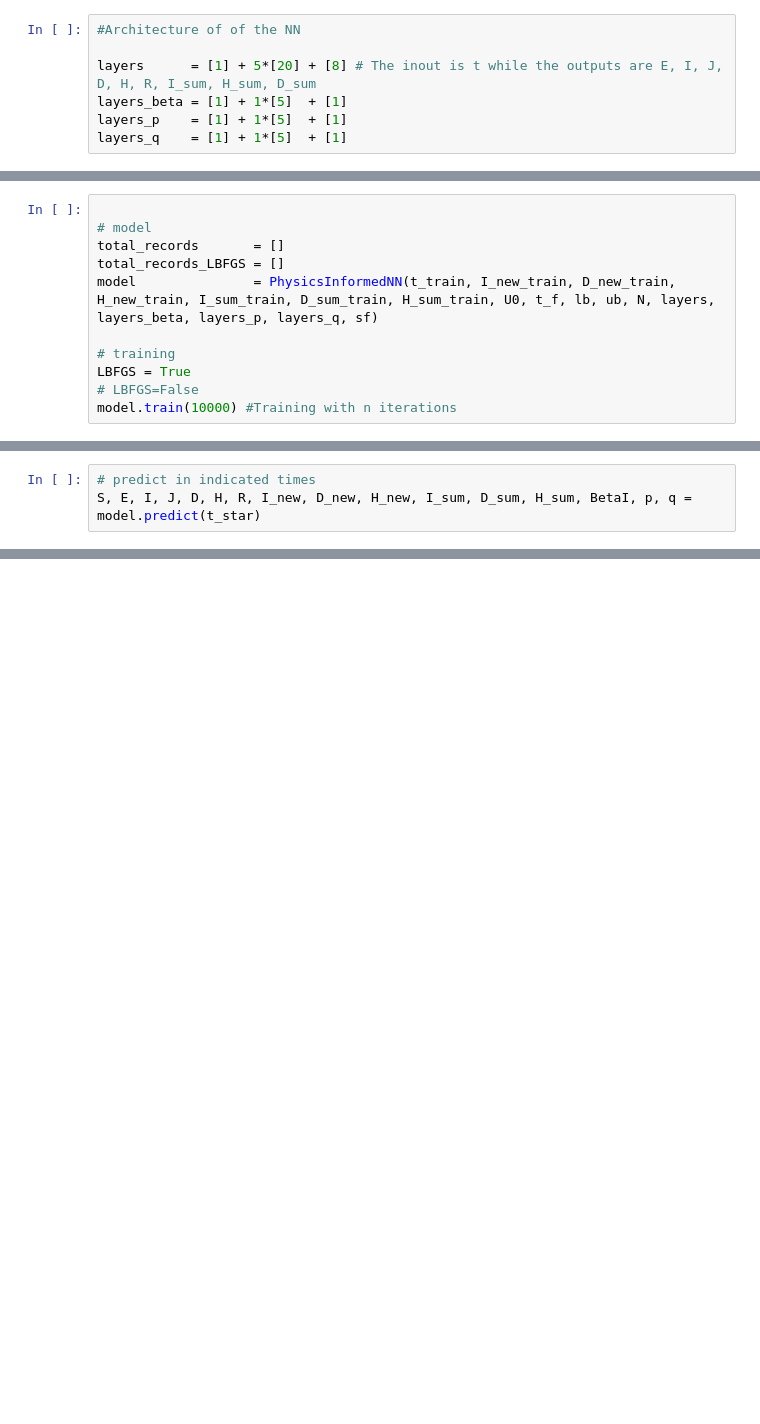
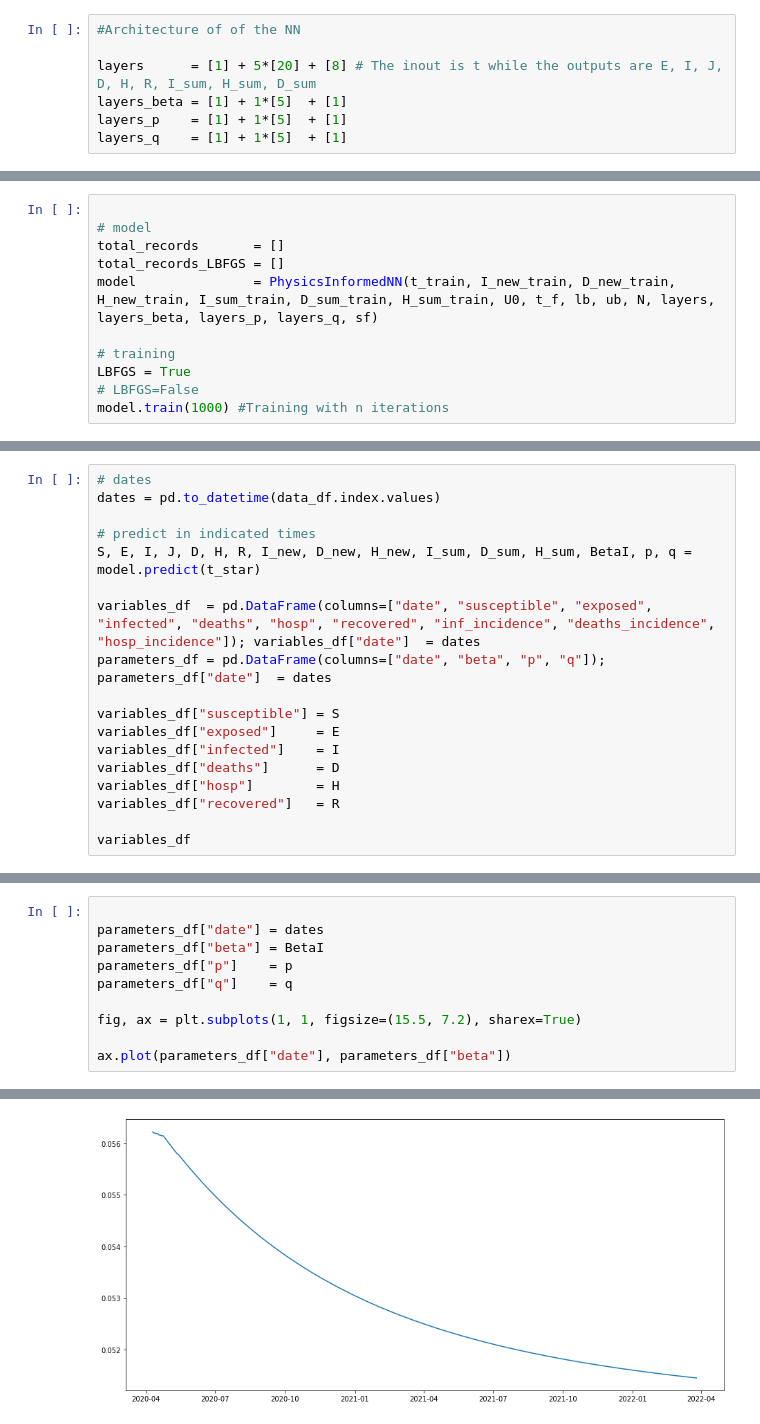
Before and after one commit to ChaosDonkey06/frcstng_experiments, a Jupyter notebook: pinn.ipynb, the cells around one changed output, grey strips where cells are left out. Cells and saved outputs as stored; diff of their text form; blank space fills up the shorter version.

```diff
--- a/pinn.ipynb
+++ b/pinn.ipynb
@@ -476,7 +477,7 @@ model               = PhysicsInformedNN(t_train, I_new_train, D_new_train, H_new
 # training
 LBFGS = True
 # LBFGS=False
-model.train(10000) #Training with n iterations
+model.train(1000) #Training with n iterations
 # %% [output]
 Device mapping:
 /job:localhost/replica:0/task:0/device:XLA_CPU:0 -> device: XLA_CPU device
@@ -498,3 +492,18 @@ It: 10000, Loss: 8.241e+03, LossU0: 3.040e-05, LossU: 8.240e+03, LossF: 9.690e-0
 # %%
+# dates
+dates = pd.to_datetime(data_df.index.values)
+
 # predict in indicated times
 S, E, I, J, D, H, R, I_new, D_new, H_new, I_sum, D_sum, H_sum, BetaI, p, q = model.predict(t_star)
+
+variables_df  = pd.DataFrame(columns=["date", "susceptible", "exposed", "infected", "deaths", "hosp", "recovered", "inf_incidence", "deaths_incidence", "hosp_incidence"]); variables_df["date"]  = dates
+parameters_df = pd.DataFrame(columns=["date", "beta", "p", "q"]); parameters_df["date"]  = dates
+
+variables_df["susceptible"] = S
+variables_df["exposed"]     = E
+variables_df["infected"]    = I
+variables_df["deaths"]      = D
+variables_df["hosp"]        = H
+variables_df["recovered"]   = R
+
+variables_df
@@ -500,0 +524,11 @@ S, E, I, J, D, H, R, I_new, D_new, H_new, I_sum, D_sum, H_sum, BetaI, p, q = mod
+# %%
+
+parameters_df["date"] = dates
+parameters_df["beta"] = BetaI
+parameters_df["p"]    = p
+parameters_df["q"]    = q
+
+fig, ax = plt.subplots(1, 1, figsize=(15.5, 7.2), sharex=True)
+
+ax.plot(parameters_df["date"], parameters_df["beta"])
+# %% [output]
@@ -500,0 +536 @@ S, E, I, J, D, H, R, I_new, D_new, H_new, I_sum, D_sum, H_sum, BetaI, p, q = mod
+[figure, added]
```
Also changed, not shown: parts of 9 cells of this notebook.
